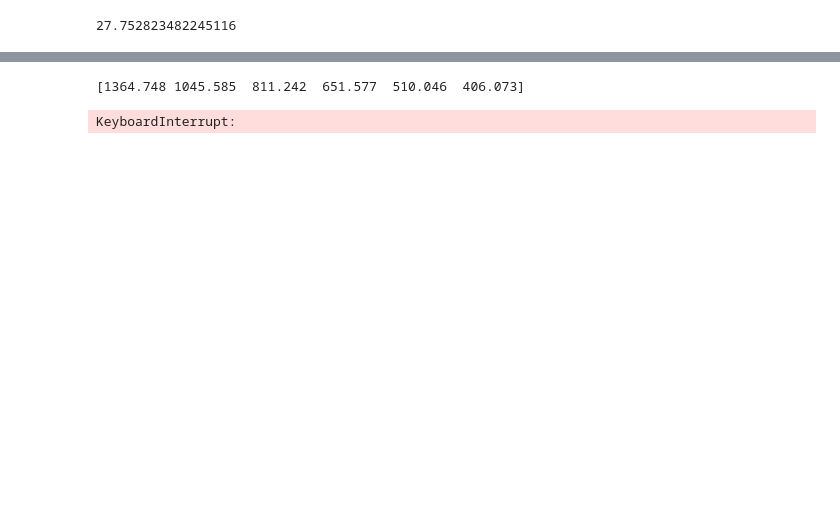
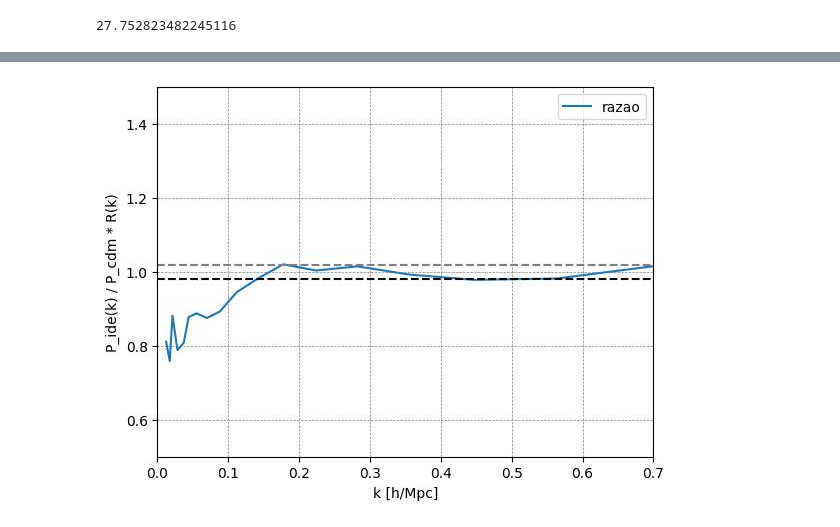
Before and after one commit to pvinig/pmwd, a Jupyter notebook: docs/notebooks/xi.ipynb, the cells around one changed output, grey strips where cells are left out. Cells and saved outputs as stored; diff of their text form; code cells hidden in the pictures; blank space fills up the shorter version.

```diff
--- a/docs/notebooks/xi.ipynb
+++ b/docs/notebooks/xi.ipynb
@@ -157,32 +159,17 @@ TypeError: div got incompatible shapes for broadcasting: (0,), (21,).
 # %%
-p_range = P_ref[7:13]
-print(p_range)
+fig, ax = plt.subplots()
+ax.plot(k_r, r1, label='razao')
+ax.set_xlim(0 , 0.7)
+ax.set_ylim(0.5 , 1.5)
+ax.set_xlabel('k [h/Mpc]')
+ax.set_ylabel('P_ide(k) / P_cdm * R(k)')
+ax.axhline(1.02, color='gray', linestyle='--')
+ax.axhline(0.98, color='black', linestyle='--')
+ax.legend()
+plt.grid(True, which='both', ls='--', lw=0.5, color='gray')
+plt.show()
 # %% [output]
-[1364.748 1045.585  811.242  651.577  510.046  406.073]
+[figure, added]
-# %%
-p_range = P_ref[5:13]
-pr_range = p_r[5:13]
-
-p1_l = p1[5:13]
-p2_l = p2[5:13]
-for i in np.arange(0.001, 1.999, 0.001):
-    for j in np.arange(0.500, 1.900, 0.001):
-
-        #i /= 100.0
-        #j = j / 1000.0
-        #print(f'Trying: {i}, {j}')
-        r = i * p_range**j
-        r1 = pr_range / r
-        r1_l = p1_l / r
-        r2_l = p2_l / r
-        if np.all(r1 > 0.97) and np.all(r1 < 1.03):
-            print(f'Found: {i}, {j} em r1')
-        elif np.all(r1_l > 0.97) and np.all(r1_l < 1.03):
-            print(f'Found: {i}, {j} em r1_l')
-        elif np.all(r2_l > 0.97) and np.all(r2_l < 1.03):
-            print(f'Found: {i}, {j} em r2_l')
-# %% [output]
-KeyboardInterrupt:
 # %%
 import numpy as np
 import jax.numpy as jnp
```
Also changed, not shown: parts of 8 cells of this notebook, 3 other files.
